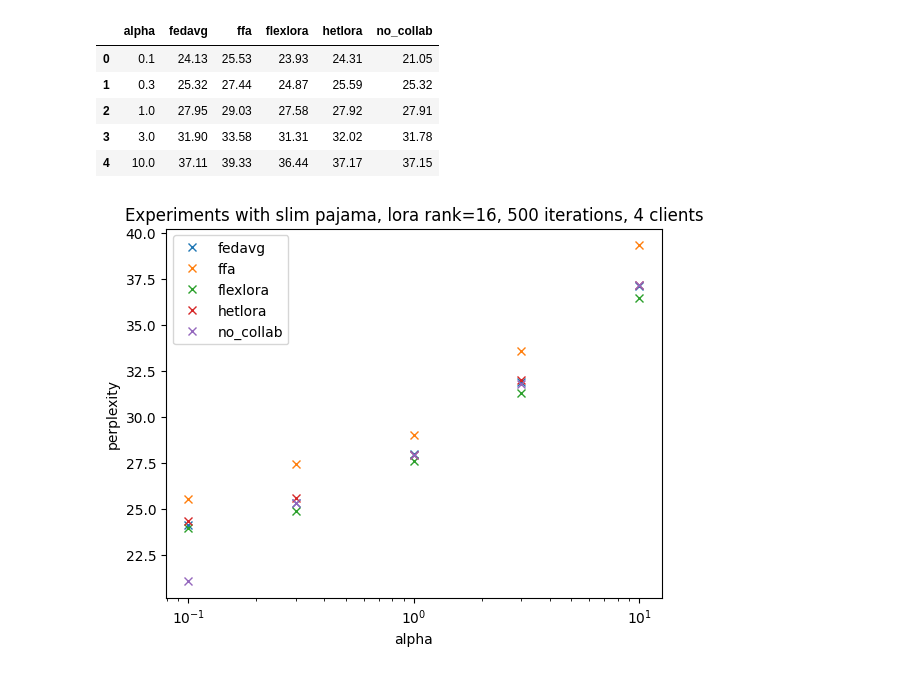
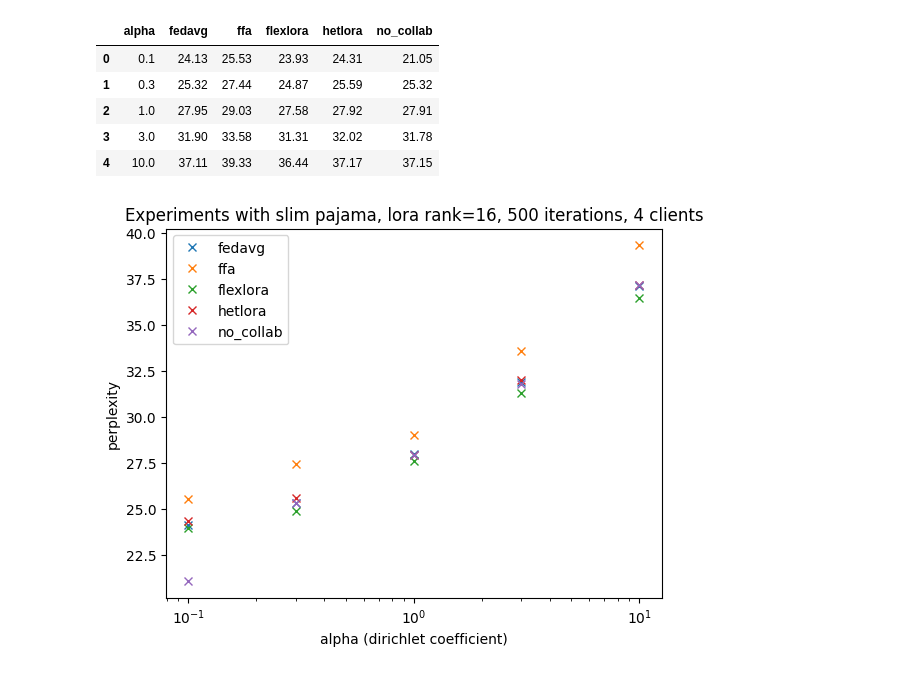
Before and after one commit to Matthew2357/project, a Jupyter notebook: first_graphs.ipynb, the cells around one changed output. Drawn from its saved outputs; the diff is of its cells as text; code cells hidden in the pictures.

```diff
--- a/first_graphs.ipynb
+++ b/first_graphs.ipynb
@@ -167,18 +167,18 @@ df_alpha
 # %%
 x = df_alpha['alpha']
 y = df_alpha.drop(columns=['alpha'])
 for column in y:
     plt.plot(x,y[column], label=column, marker='x', linestyle='')
 # Add labels and title
-plt.xlabel('alpha')
+plt.xlabel('alpha (dirichlet coefficient)')
 plt.ylabel('perplexity')
 plt.title('Experiments with slim pajama, lora rank=16, 500 iterations, 4 clients')
 
 plt.xscale('log')
 # Display legend
 plt.legend()
 
 # Show plot
 plt.show()
 # %% [output]
-[figure, old version]
+[figure, new version]
```
Also changed, not shown: parts of 6 cells of this notebook, 3 other files.
